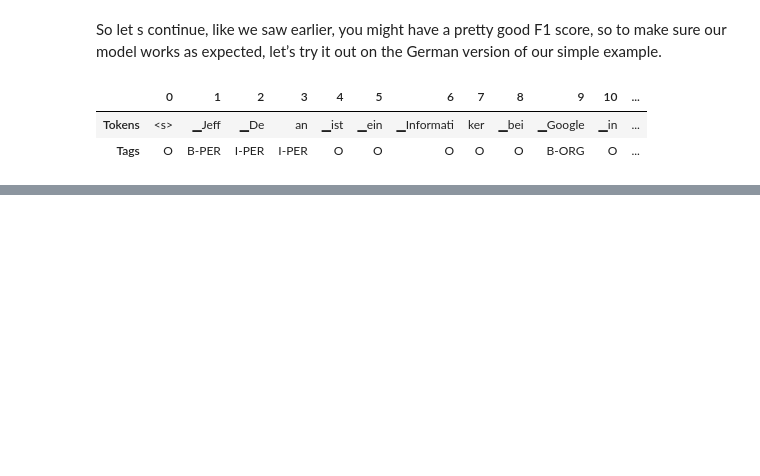
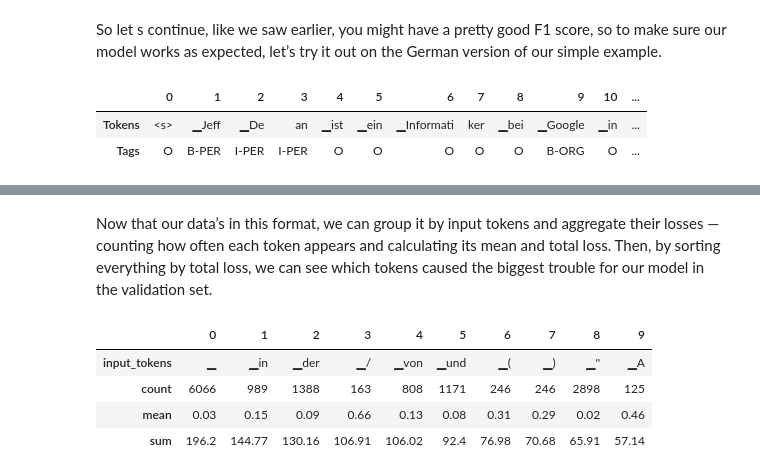
Before and after one commit to Ryan2486/nlp-ner-playground, a Jupyter notebook: main.ipynb, the cells around one changed output, grey strips where cells are left out. Saved outputs shown, nothing was run; the diff lists cells and outputs as text; code cells hidden in the pictures; blank space fills up the shorter version.

```diff
--- a/main.ipynb
+++ b/main.ipynb
@@ -618,0 +694,19 @@ tag_text(text_de, tags, trainer.model, xlmr_tokenizer)
+# %% [markdown]
+Now that our data’s in this format, we can group it by input tokens and aggregate their losses — counting how often each token appears and calculating its mean and total loss. Then, by sorting everything by total loss, we can see which tokens caused the biggest trouble for our model in the validation set.
+# %%
+(
+    df_tokens.groupby("input_tokens")[["loss"]]
+    .agg(["count", "mean", "sum"])
+    .droplevel(level=0, axis=1)  # Get rid of multi-level columns
+    .sort_values(by="sum", ascending=False)
+    .reset_index()
+    .round(2)
+    .head(10)
+    .T
+)
+# %% [output]
+|  | 0 | 1 | 2 | 3 | 4 | 5 | 6 | 7 | 8 | 9 |
+| input_tokens | ▁ | ▁in | ▁der | ▁/ | ▁von | ▁und | ▁( | ▁) | ▁'' | ▁A |
+| count | 6066 | 989 | 1388 | 163 | 808 | 1171 | 246 | 246 | 2898 | 125 |
+| mean | 0.03 | 0.15 | 0.09 | 0.66 | 0.13 | 0.08 | 0.31 | 0.29 | 0.02 | 0.46 |
+| sum | 196.2 | 144.77 | 130.16 | 106.91 | 106.02 | 92.4 | 76.98 | 70.68 | 65.91 | 57.14 |
```
Also changed, not shown: parts of 11 cells of this notebook.
